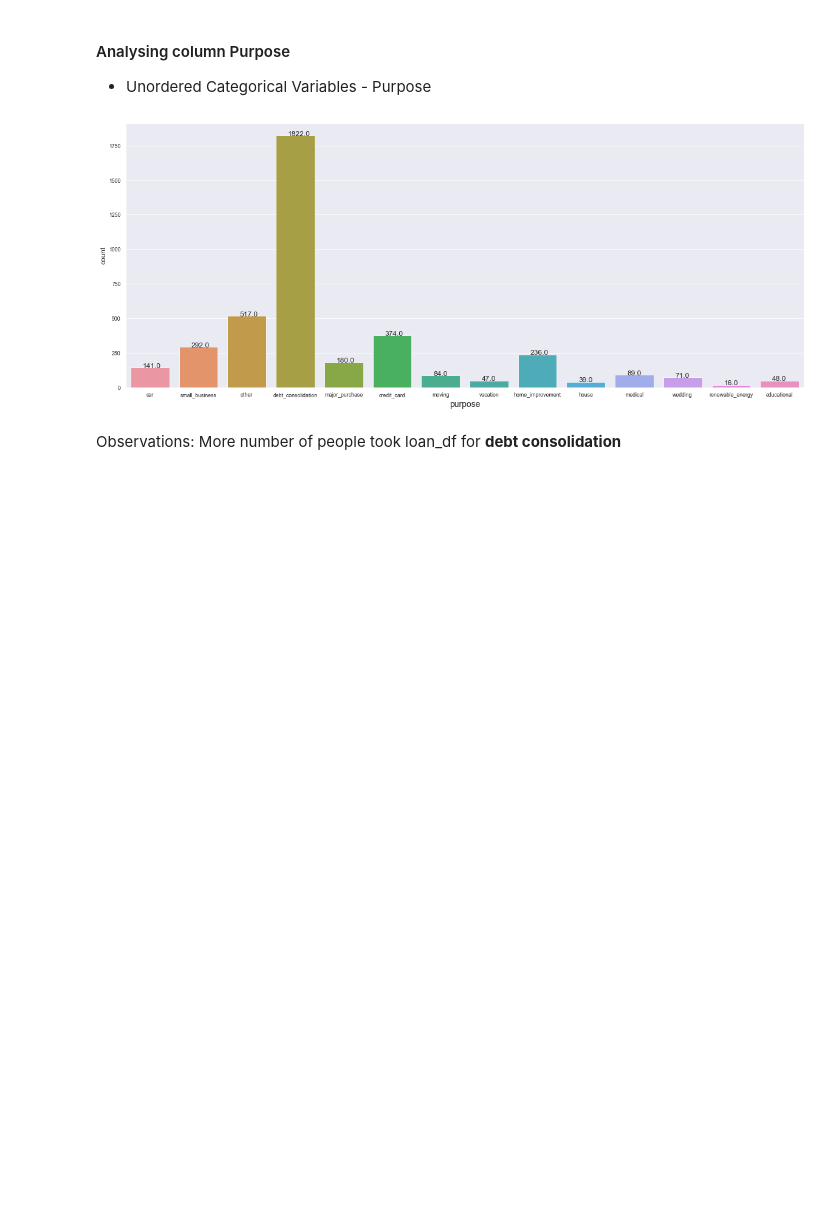
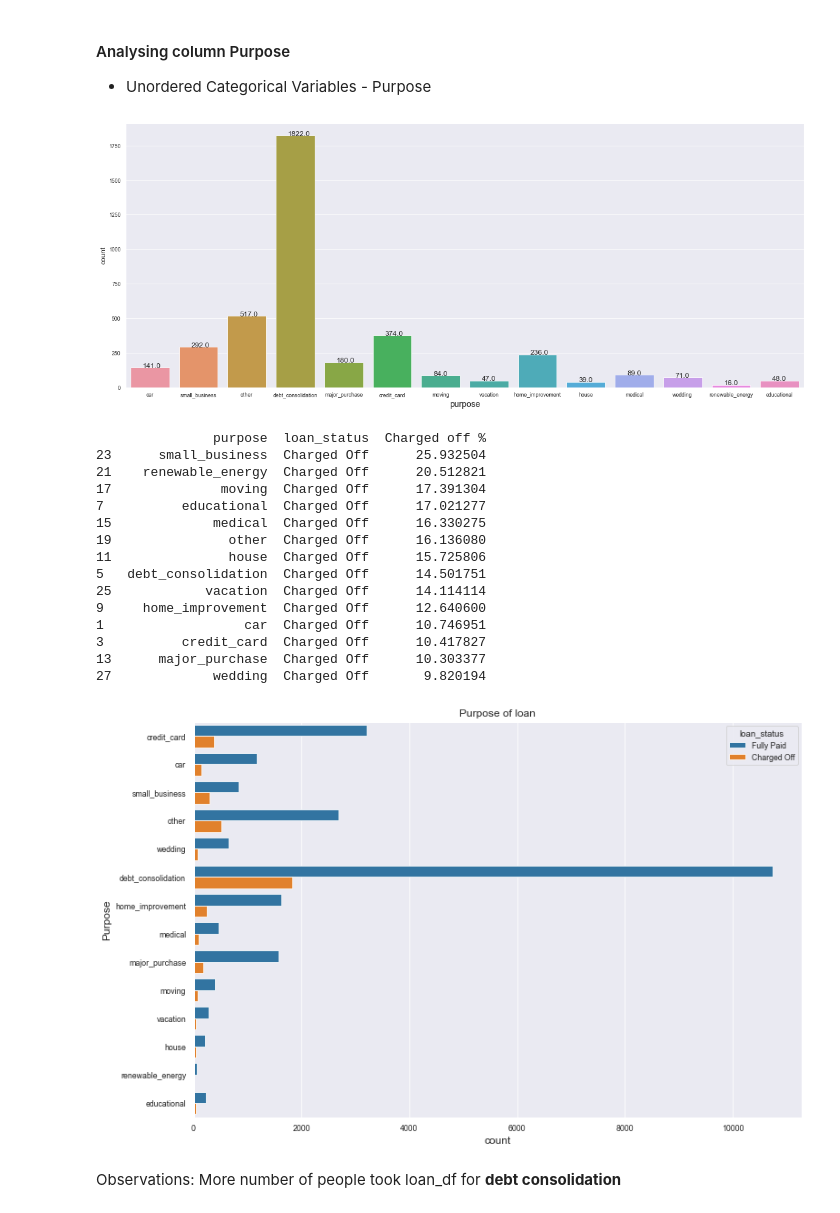
Before and after one commit to manishemnani/LendingClubCaseStudy, a Jupyter notebook: Lending_Club_Case_EDA.ipynb, the cells around one changed output. Drawn from its saved outputs; the diff is of its cells as text; code cells hidden in the pictures; blank space fills up the shorter version.

```diff
--- a/Lending_Club_Case_EDA.ipynb
+++ b/Lending_Club_Case_EDA.ipynb
@@ -551,6 +569,25 @@ basic_sns_count_plot('purpose',loan_df[loan_df.loan_status == 'Charged Off'],20,
 # sns.countplot(x ='purpose', data=loan_df[loan_df.loan_status == 'Charged Off'])
 # %% [output]
 [figure]
+# %%
+count_plot_charged_off('purpose','loan_status','Purpose of loan','count','Purpose',12,8)
+# %% [output]
+               purpose  loan_status  Charged off %
+23      small_business  Charged Off      25.932504
+21    renewable_energy  Charged Off      20.512821
+17              moving  Charged Off      17.391304
+7          educational  Charged Off      17.021277
+15             medical  Charged Off      16.330275
+19               other  Charged Off      16.136080
+11               house  Charged Off      15.725806
+5   debt_consolidation  Charged Off      14.501751
+25            vacation  Charged Off      14.114114
+9     home_improvement  Charged Off      12.640600
+1                  car  Charged Off      10.746951
+3          credit_card  Charged Off      10.417827
+13      major_purchase  Charged Off      10.303377
+27             wedding  Charged Off       9.820194
+[figure, added]
 # %% [markdown]
 Observations:
  More number of people took loan_df for **debt consolidation**
```
Also changed, not shown: parts of 14 cells of this notebook, 1 other file.
